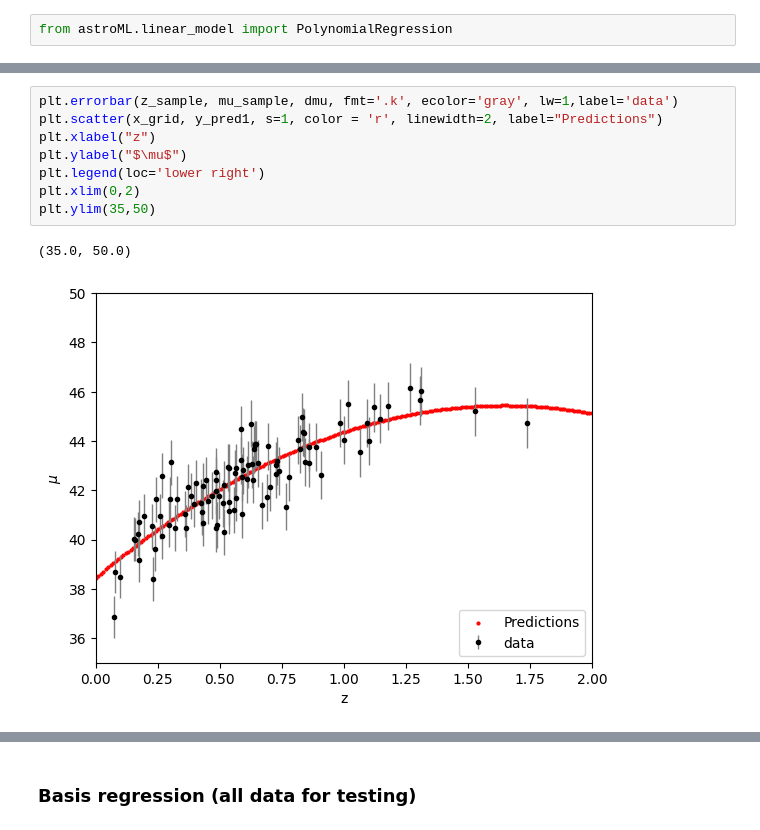
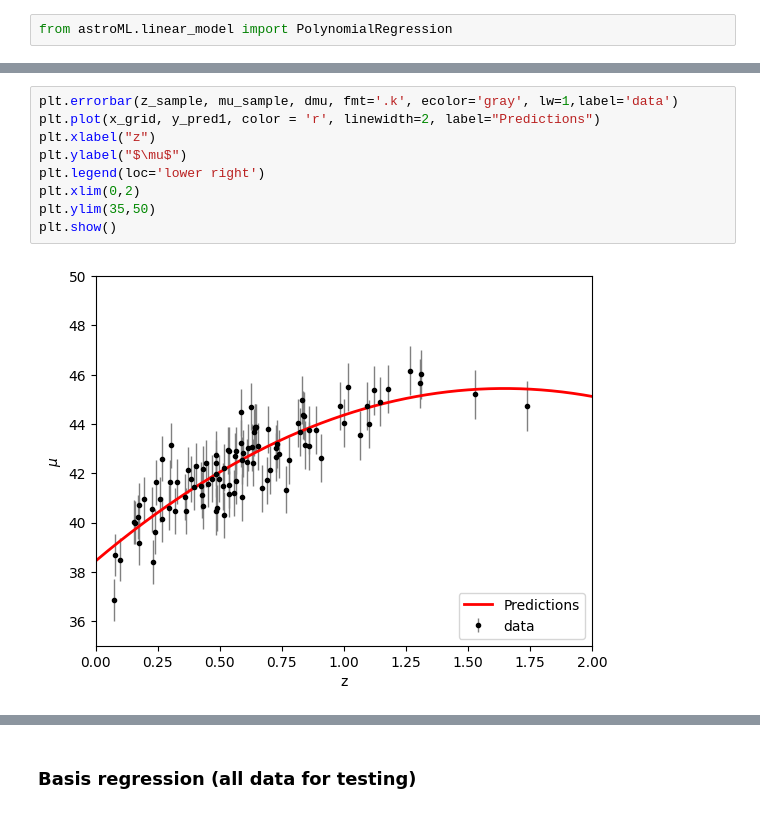
Before and after one commit to GiuliaConti/astrostatistics_bicocca_2024, a Jupyter notebook: working/E15_L17.ipynb, the cells around one changed output, grey strips where cells are left out. Drawn from its saved outputs; the diff is of its cells as text.

```diff
--- a/working/E15_L17.ipynb
+++ b/working/E15_L17.ipynb
@@ -68,15 +68,15 @@ n_constraints = degree + 1
 print(model.coef_)
 # %% [output]
 [38.44821027  8.49035585 -2.57760572]
-# %%
-plt.errorbar(z_sample, mu_sample, dmu, fmt='.k', ecolor='gray', lw=1,label='data')
-plt.scatter(x_grid, y_pred1, s=1, color = 'r', linewidth=2, label="Predictions")
-plt.xlabel("z")
-plt.ylabel("$\mu$")
-plt.legend(loc='lower right')
-plt.xlim(0,2)
-plt.ylim(35,50)
-# %% [output]
-(35.0, 50.0)
-[figure, removed]
+# %%
+plt.errorbar(z_sample, mu_sample, dmu, fmt='.k', ecolor='gray', lw=1,label='data')
+plt.plot(x_grid, y_pred1, color = 'r', linewidth=2, label="Predictions")
+plt.xlabel("z")
+plt.ylabel("$\mu$")
+plt.legend(loc='lower right')
+plt.xlim(0,2)
+plt.ylim(35,50)
+plt.show()
+# %% [output]
+[figure, added]
 # %% [markdown]
```
Also changed, not shown: parts of 15 cells of this notebook, 1 other file.
